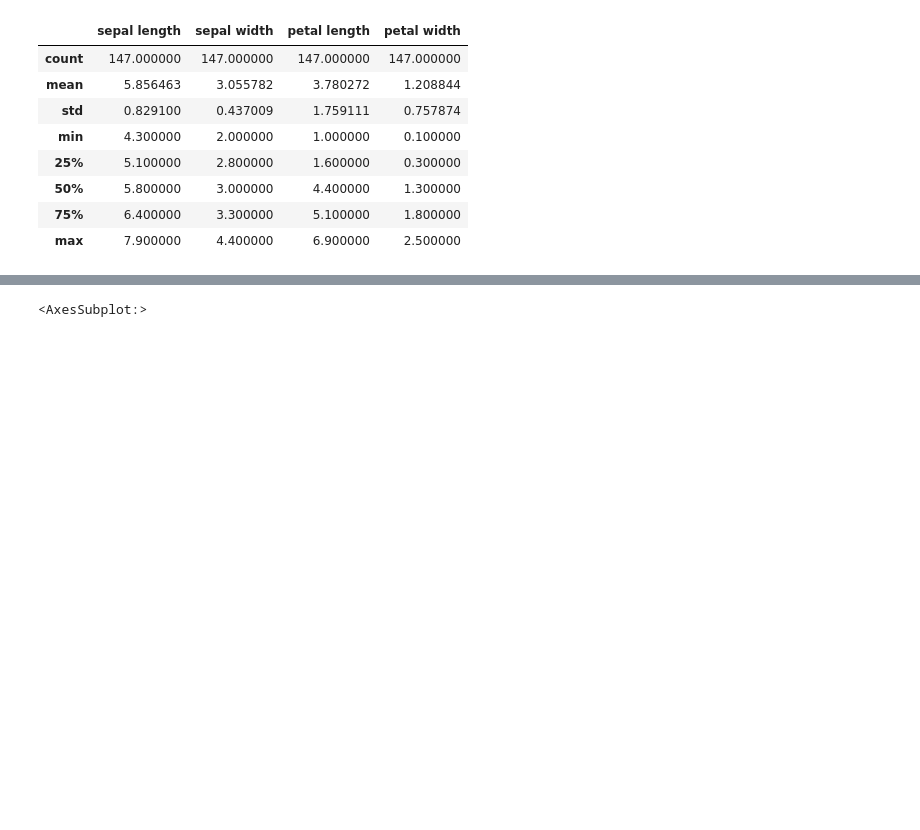
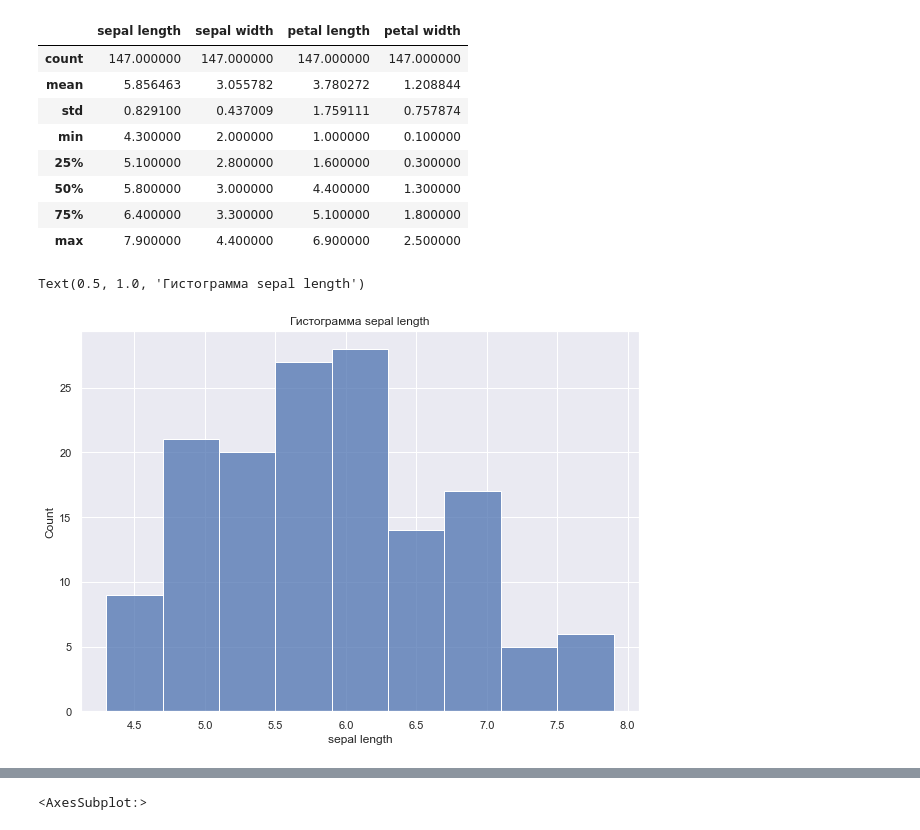
Before and after one commit to VladislavEpifanow/ML-Lab1-, a Jupyter notebook: Lab1_ML.ipynb, the cells around one changed output, grey strips where cells are left out. Cells and saved outputs as stored; diff of their text form; code cells hidden in the pictures; blank space fills up the shorter version.

```diff
--- a/Lab1_ML.ipynb
+++ b/Lab1_ML.ipynb
@@ -12,3 +14,6 @@ import time
+# %%
+plt.rcParams ['figure.figsize'] = [10, 7]
+sns.set();
 # %%
 # fetch dataset
 iris = fetch_ucirepo(id=53)
@@ -90,3 +95,10 @@ df.describe()
 | 50% | 5.800000 | 3.000000 | 4.400000 | 1.300000 |
 | 75% | 6.400000 | 3.300000 | 5.100000 | 1.800000 |
 | max | 7.900000 | 4.400000 | 6.900000 | 2.500000 |
+# %%
+sns.histplot(data=df['sepal length'])
+
+plt.title('Гистограмма sepal length')
+# %% [output]
+Text(0.5, 1.0, 'Гистограмма sepal length')
+[figure, added]
```
Also changed, not shown: parts of 9 cells of this notebook.
